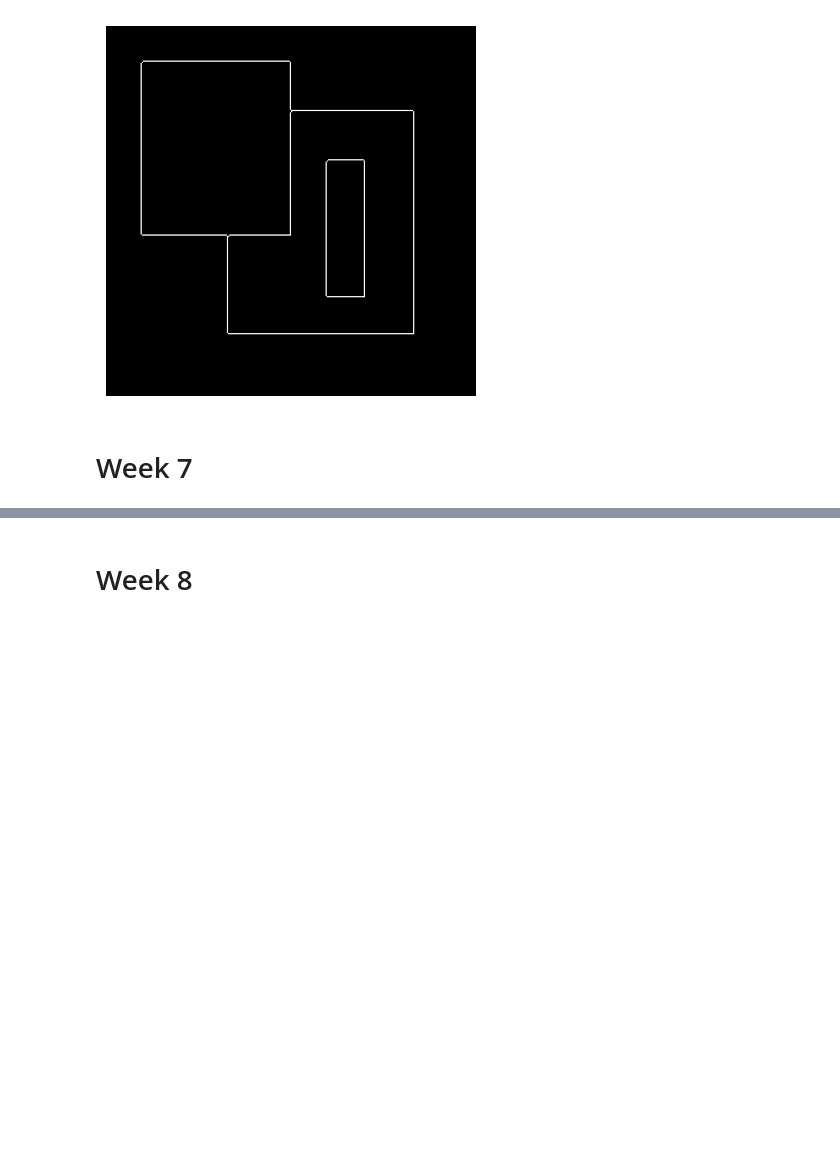
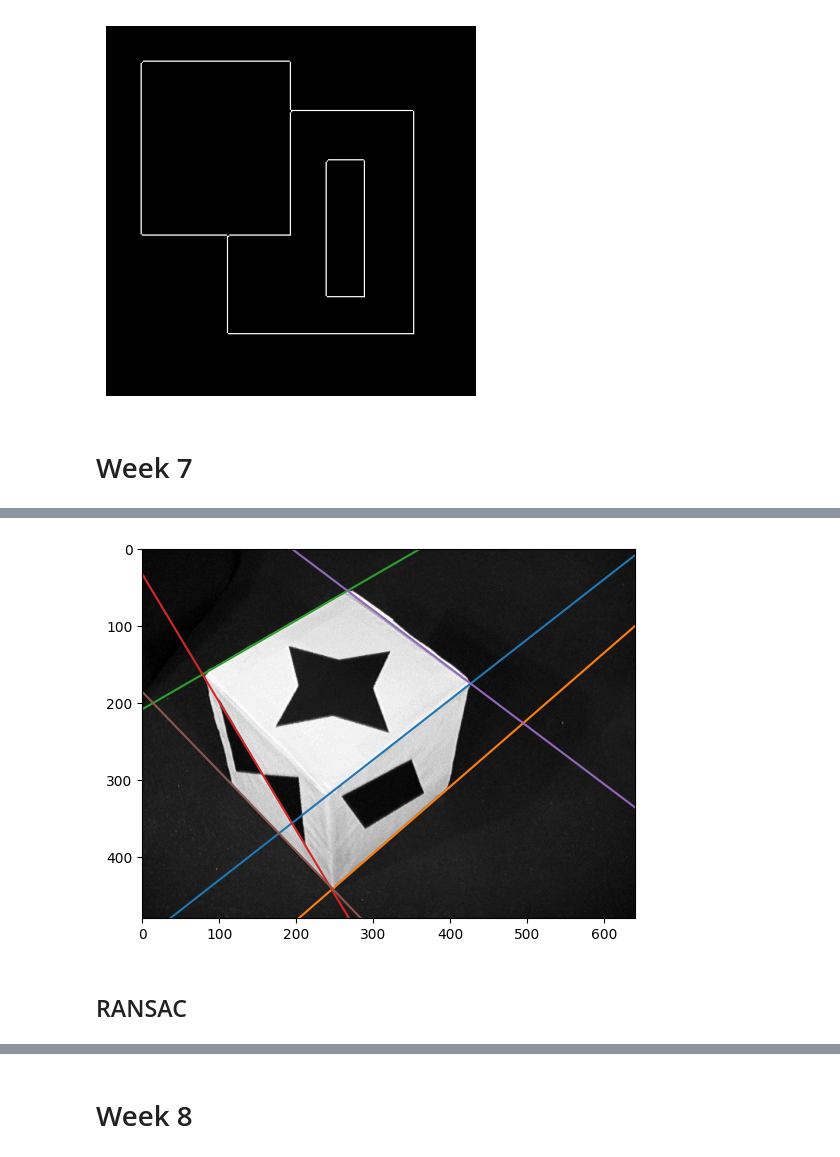
Before and after one commit to nielsenchristianole/cv_notes, a Jupyter notebook: excercises/work.ipynb, the cells around one changed output, grey strips where cells are left out. Saved outputs shown, nothing was run; the diff lists cells and outputs as text; code cells hidden in the pictures; blank space fills up the shorter version.

```diff
--- a/excercises/work.ipynb
+++ b/excercises/work.ipynb
@@ -869,0 +897,23 @@ plt.show()
+# %%
+def DrawLine(l, shape):
+    #Checks where the line intersects the four sides of the image
+    # and finds the two intersections that are within the frame
+    def in_frame(l_im):
+        q = np.cross(l.flatten(), l_im)
+        q = q[:2]/q[2]
+        if all(q>=0) and all(q+1<=shape[1::-1]):
+            return q
+    lines = [[1, 0, 0], [0, 1, 0], [1, 0, 1-shape[1]], [0, 1, 1-shape[0]]]
+    P = [in_frame(l_im) for l_im in lines if in_frame(l_im) is not None]
+    if (len(P)==0):
+        print("Line is completely outside image")
+    plt.plot(*np.array(P).T)
+
+plt.imshow(img, cmap='gray')
+for angle, dist in zip(extAngles, extDists):
+    l = np.array([np.cos(angle), np.sin(angle), -dist])
+    DrawLine(l, img.shape)
+# %% [output]
+[figure, added]
+# %% [markdown]
+## RANSAC
```
Also changed, not shown: parts of 7 cells of this notebook, 1 other file.
